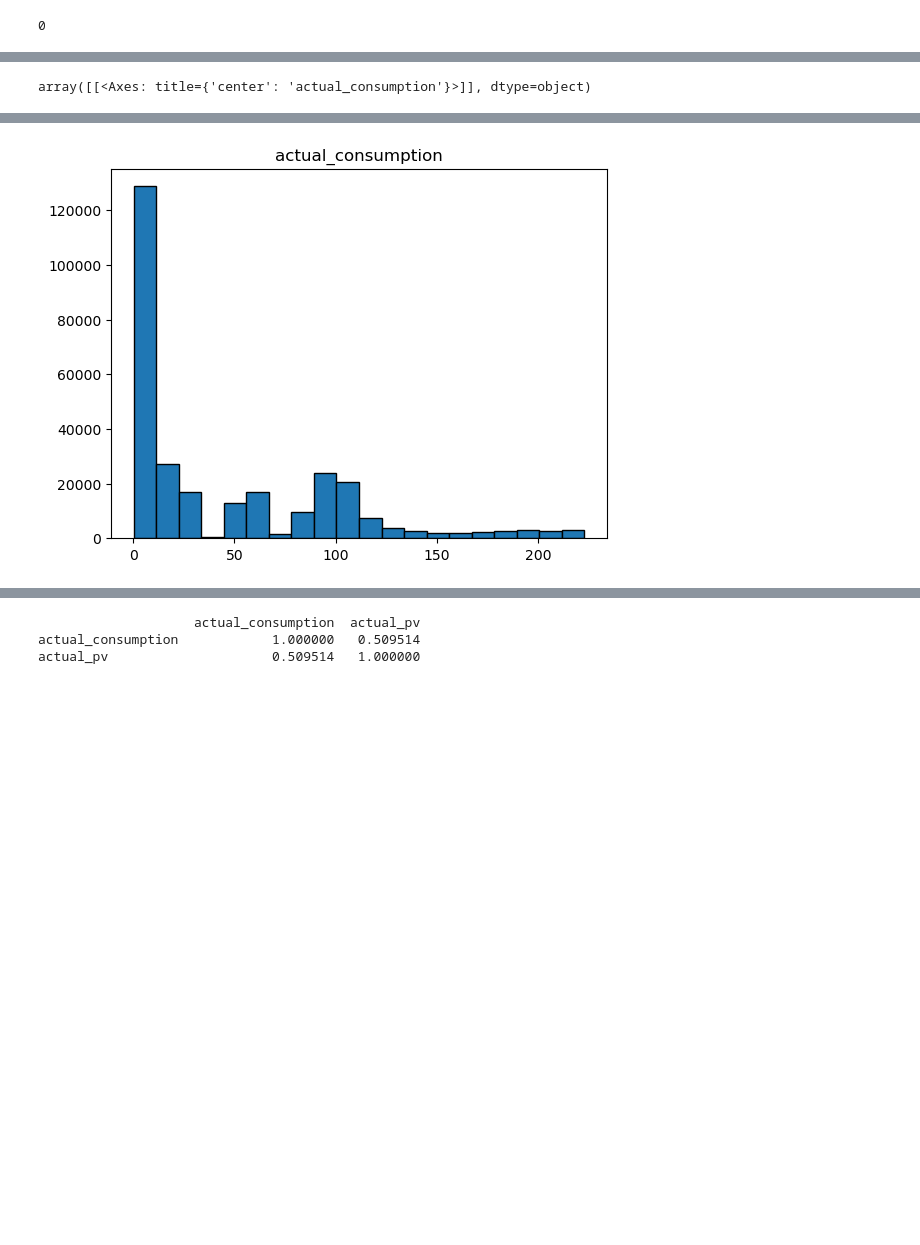
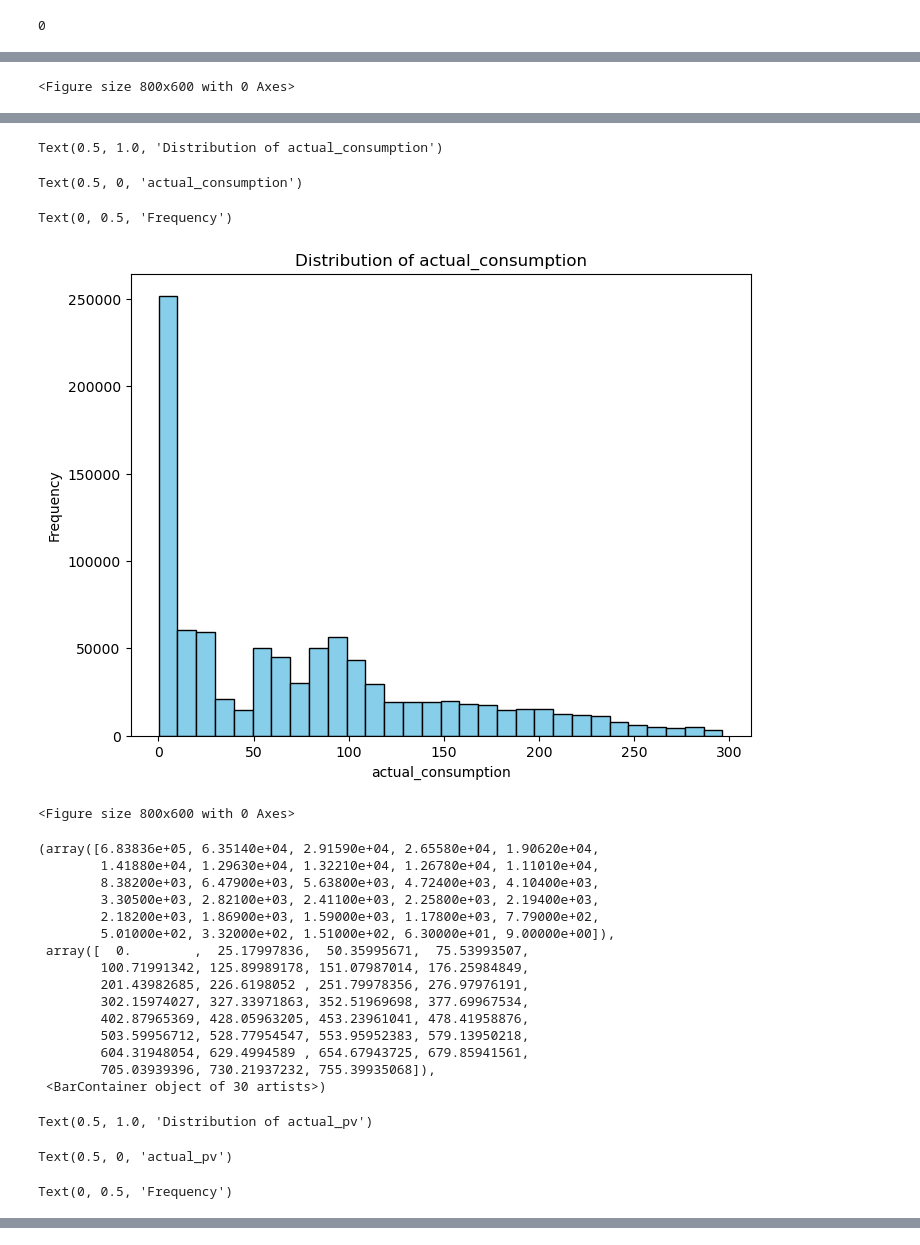
Before and after one commit to r0acho/SOBD2023, a Jupyter notebook: 5variant.ipynb, the cells around one changed output, grey strips where cells are left out. Cells and saved outputs as stored; diff of their text form; code cells hidden in the pictures; blank space fills up the shorter version.

```diff
--- a/5variant.ipynb
+++ b/5variant.ipynb
@@ -145,12 +145,18 @@ statistics_summary.toPandas()
 5 rows × 197 columns
 # %%
-import matplotlib.pyplot as plt
+# Выберите признаки, для которых вы хотите построить распределение
+selected_features = ['actual_consumption', 'actual_pv']  # Замените на ваши фактические признаки
 
-# Преобразование Spark DataFrame в Pandas DataFrame для визуализации
-pandas_df = cleaned_dataframe.select("actual_consumption").toPandas()
+# Преобразование PySpark DataFrame в Pandas DataFrame
+pandas_df = cleaned_dataframe.select(selected_features).toPandas()
 
-# Построение гистограммы
-pandas_df.hist(column="actual_consumption", bins=20, grid=False, edgecolor="black")
-plt.show()
+# Построение гистограмм для каждого выбранного признака
+for feature in selected_features:
+    plt.figure(figsize=(8, 6))
+    plt.hist(pandas_df[feature], bins=30, color='skyblue', edgecolor='black')
+    plt.title(f'Distribution of {feature}')
+    plt.xlabel(feature)
+    plt.ylabel('Frequency')
+    plt.show()
 # %% [output]
-array([[<Axes: title={'center': 'actual_consumption'}>]], dtype=object)
+<Figure size 800x600 with 0 Axes>
@@ -157 +177,23 @@ array([[<Axes: title={'center': 'actual_consumption'}>]], dtype=object)
+Text(0.5, 1.0, 'Distribution of actual_consumption')
+Text(0.5, 0, 'actual_consumption')
+Text(0, 0.5, 'Frequency')
-[figure, old version]
+[figure, new version]
+<Figure size 800x600 with 0 Axes>
+(array([6.83836e+05, 6.35140e+04, 2.91590e+04, 2.65580e+04, 1.90620e+04,
+        1.41880e+04, 1.29630e+04, 1.32210e+04, 1.26780e+04, 1.11010e+04,
+        8.38200e+03, 6.47900e+03, 5.63800e+03, 4.72400e+03, 4.10400e+03,
+        3.30500e+03, 2.82100e+03, 2.41100e+03, 2.25800e+03, 2.19400e+03,
+        2.18200e+03, 1.86900e+03, 1.59000e+03, 1.17800e+03, 7.79000e+02,
+        5.01000e+02, 3.32000e+02, 1.51000e+02, 6.30000e+01, 9.00000e+00]),
+ array([  0.        ,  25.17997836,  50.35995671,  75.53993507,
+        100.71991342, 125.89989178, 151.07987014, 176.25984849,
+        201.43982685, 226.6198052 , 251.79978356, 276.97976191,
+        302.15974027, 327.33971863, 352.51969698, 377.69967534,
+        402.87965369, 428.05963205, 453.23961041, 478.41958876,
+        503.59956712, 528.77954547, 553.95952383, 579.13950218,
+        604.31948054, 629.4994589 , 654.67943725, 679.85941561,
+        705.03939396, 730.21937232, 755.39935068]),
+ <BarContainer object of 30 artists>)
+Text(0.5, 1.0, 'Distribution of actual_pv')
+Text(0.5, 0, 'actual_pv')
+Text(0, 0.5, 'Frequency')
@@ -158,12 +201 @@ array([[<Axes: title={'center': 'actual_consumption'}>]], dtype=object)
-# %%
-# Выбор двух столбцов для расчета корреляции
-selected_columns = ["actual_consumption", "actual_pv"]
-correlation_matrix = cleaned_dataframe.select(selected_columns).toPandas().corr()
-
-# Вывод результатов
-print(correlation_matrix)
-# %% [output]
-                    actual_consumption  actual_pv
-actual_consumption            1.000000   0.509514
-actual_pv                     0.509514   1.000000
 # %%
```
Also changed, not shown: parts of 9 cells of this notebook.
